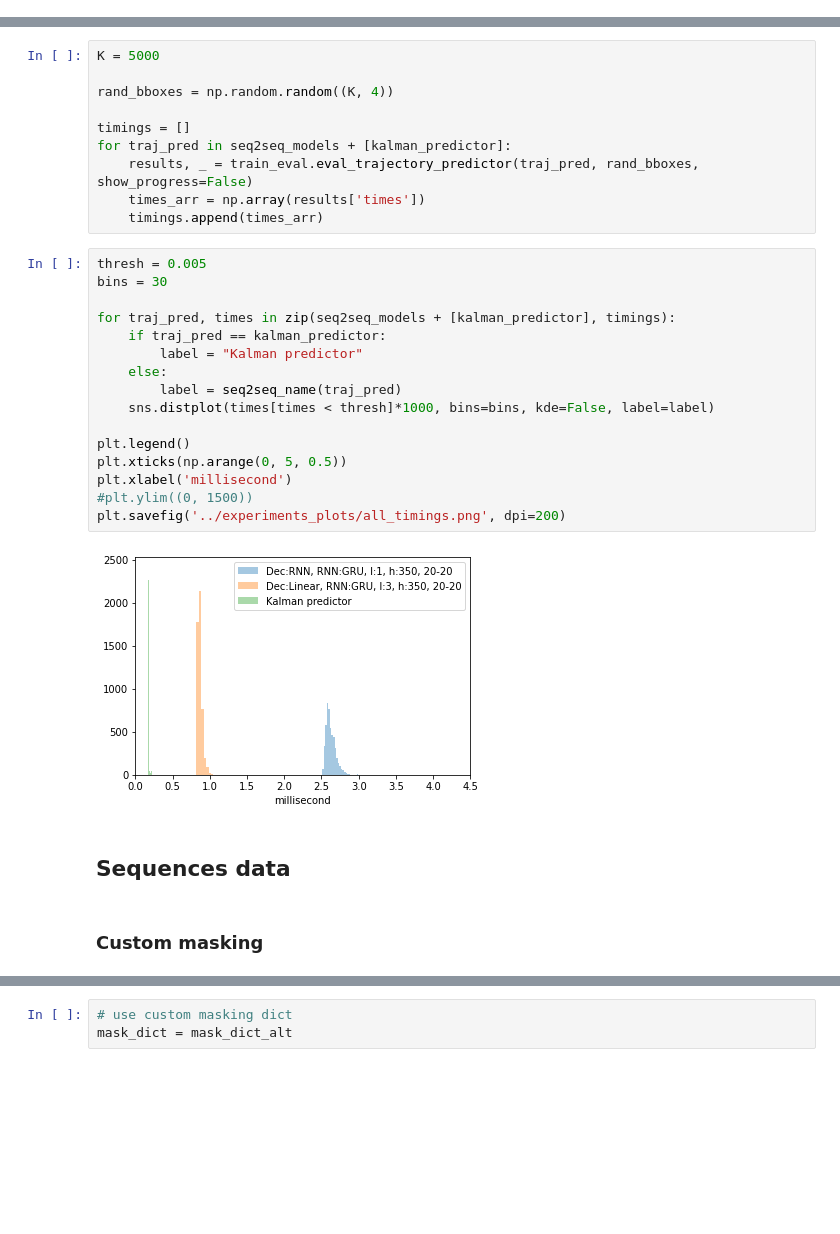
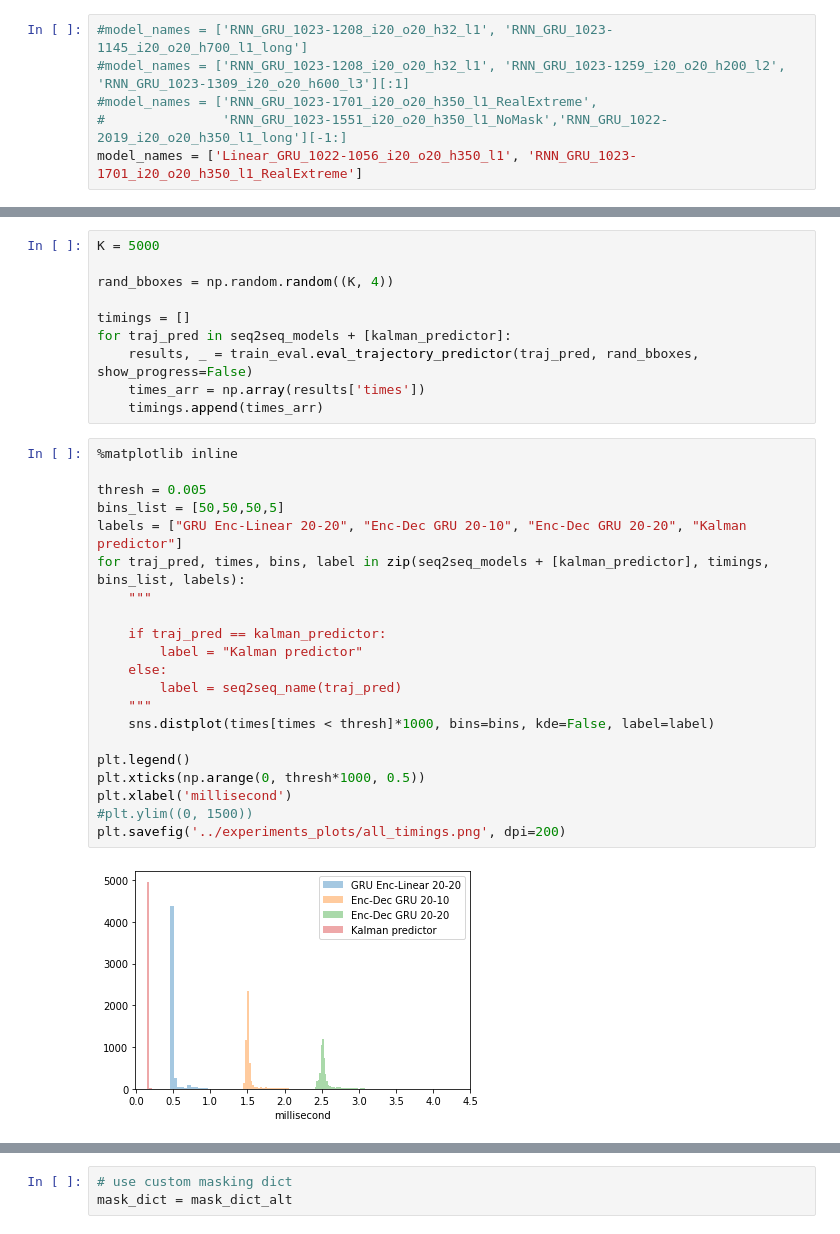
Before and after one commit to regevti/Pogona_Pursuit, a Jupyter notebook: Arena/Prediction/notebooks/predictor_evaluate.ipynb, the cells around one changed output, grey strips where cells are left out. Cells and saved outputs as stored; diff of their text form; blank space fills up the shorter version.

```diff
--- a/Arena/Prediction/notebooks/predictor_evaluate.ipynb
+++ b/Arena/Prediction/notebooks/predictor_evaluate.ipynb
@@ -72,3 +104,9 @@ model_names = ['RNN_GRU_1013-1951_i20_o20_h350_l1','Linear_GRU_1013-1345_i20_o20
+# %%
+#model_names = ['RNN_GRU_1023-1208_i20_o20_h32_l1', 'RNN_GRU_1023-1145_i20_o20_h700_l1_long']
+#model_names = ['RNN_GRU_1023-1208_i20_o20_h32_l1', 'RNN_GRU_1023-1259_i20_o20_h200_l2', 'RNN_GRU_1023-1309_i20_o20_h600_l3'][:1]
+#model_names = ['RNN_GRU_1023-1701_i20_o20_h350_l1_RealExtreme',
+#               'RNN_GRU_1023-1551_i20_o20_h350_l1_NoMask','RNN_GRU_1022-2019_i20_o20_h350_l1_long'][-1:]
+model_names = ['Linear_GRU_1022-1056_i20_o20_h350_l1', 'RNN_GRU_1023-1701_i20_o20_h350_l1_RealExtreme']
 # %%
 seq2seq_models = []
 for model_name in model_names:
@@ -111,24 +153,25 @@ for traj_pred in seq2seq_models + [kalman_predictor]:
     times_arr = np.array(results['times'])
     timings.append(times_arr)
 # %%
+%matplotlib inline
+
 thresh = 0.005
-bins = 30
+bins_list = [50,50,50,5]
+labels = ["GRU Enc-Linear 20-20", "Enc-Dec GRU 20-10", "Enc-Dec GRU 20-20", "Kalman predictor"]
+for traj_pred, times, bins, label in zip(seq2seq_models + [kalman_predictor], timings, bins_list, labels):
+    """
 
-for traj_pred, times in zip(seq2seq_models + [kalman_predictor], timings):
     if traj_pred == kalman_predictor:
         label = "Kalman predictor"
     else:
         label = seq2seq_name(traj_pred)
+    """
     sns.distplot(times[times < thresh]*1000, bins=bins, kde=False, label=label)
 
 plt.legend()
-plt.xticks(np.arange(0, 5, 0.5))
+plt.xticks(np.arange(0, thresh*1000, 0.5))
 plt.xlabel('millisecond')
 #plt.ylim((0, 1500))
 plt.savefig('../experiments_plots/all_timings.png', dpi=200)
 # %% [output]
-[figure, old version]
+[figure, new version]
-# %% [markdown]
-## Sequences data
-# %% [markdown]
-### Custom masking
```
Also changed, not shown: parts of 114 cells of this notebook, 18 other files.
